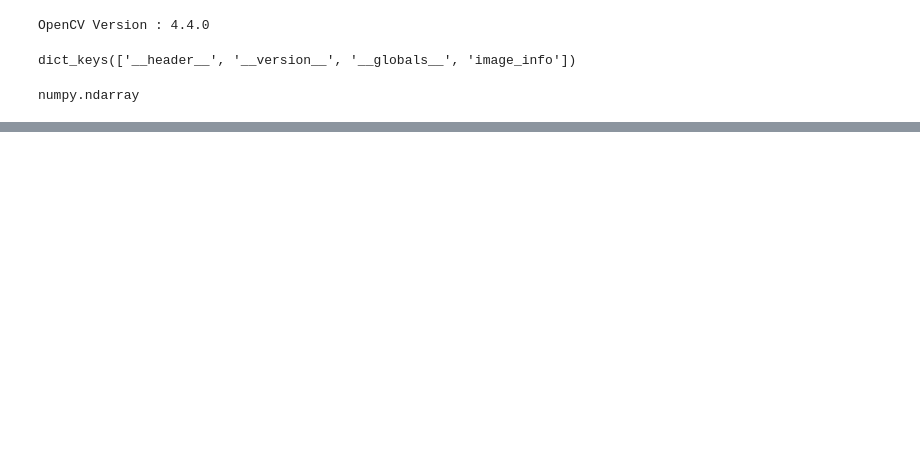
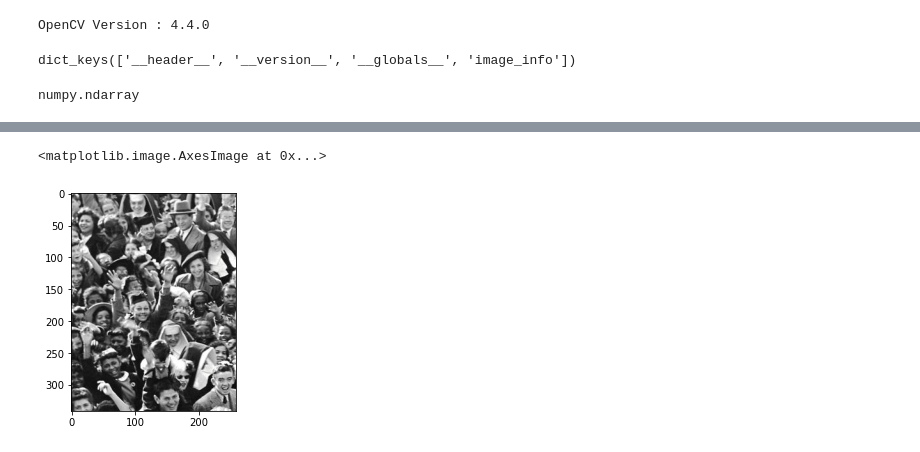
Before and after one commit to EikiYamashiro/IC_ComputerVision, a Jupyter notebook: ShanghaiTech - Analise Exploratoria.ipynb, the cells around one changed output, grey strips where cells are left out. Saved outputs shown, nothing was run; the diff lists cells and outputs as text; code cells hidden in the pictures; blank space fills up the shorter version.

```diff
--- a/ShanghaiTech - Analise Exploratoria.ipynb
+++ b/ShanghaiTech - Analise Exploratoria.ipynb
@@ -69,0 +131,5 @@ Digite o id da Imagem:5
+# %%
+plt.imshow(li)
+# %% [output]
+<matplotlib.image.AxesImage at 0x...>
+[figure, added]
```
Also changed, not shown: parts of 6 cells of this notebook.
